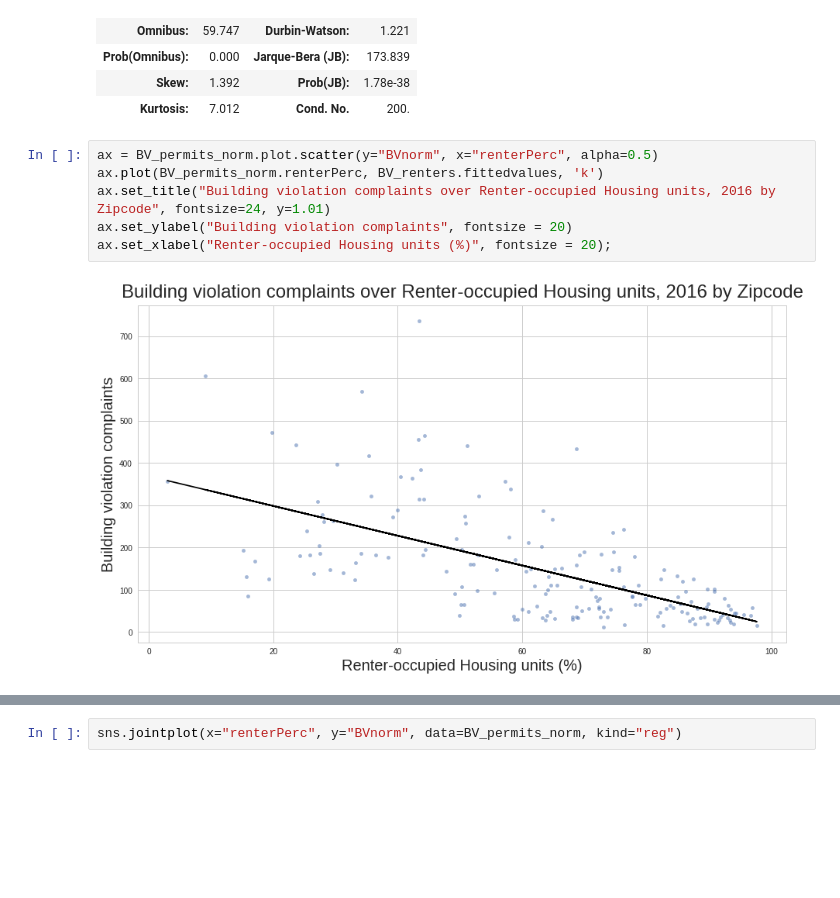
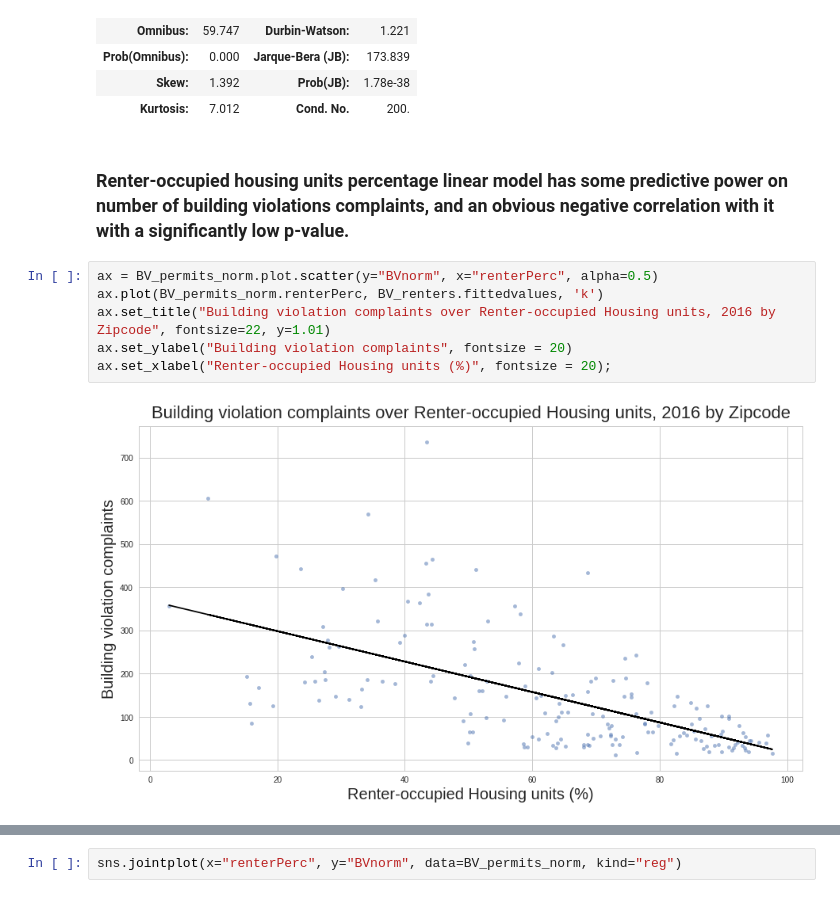
Before and after one commit to danachermesh/PUI2017_dcr346, a Jupyter notebook: PUIextracredit_dcr346/PUIextracredit_dcr346.ipynb, the cells around one changed output, grey strips where cells are left out. Drawn from its saved outputs; the diff is of its cells as text; blank space fills up the shorter version.

```diff
--- a/PUIextracredit_dcr346/PUIextracredit_dcr346.ipynb
+++ b/PUIextracredit_dcr346/PUIextracredit_dcr346.ipynb
@@ -889,11 +940,13 @@ OLS Regression Results
 | Prob(Omnibus): | 0.000 | Jarque-Bera (JB): | 173.839 |
 | Skew: | 1.392 | Prob(JB): | 1.78e-38 |
 | Kurtosis: | 7.012 | Cond. No. | 200. |
+# %% [markdown]
+### Renter-occupied housing units percentage linear model has some predictive power on number of building violations complaints, and an obvious negative correlation with it with a significantly low p-value.
 # %%
 ax = BV_permits_norm.plot.scatter(y="BVnorm", x="renterPerc", alpha=0.5)
 ax.plot(BV_permits_norm.renterPerc, BV_renters.fittedvalues, 'k')
-ax.set_title("Building violation complaints over Renter-occupied Housing units, 2016 by Zipcode", fontsize=24, y=1.01)
+ax.set_title("Building violation complaints over Renter-occupied Housing units, 2016 by Zipcode", fontsize=22, y=1.01)
 ax.set_ylabel("Building violation complaints", fontsize = 20)
 ax.set_xlabel("Renter-occupied Housing units (%)", fontsize = 20);
 # %% [output]
-[figure, old version]
+[figure, new version]
```
Also changed, not shown: parts of 35 cells of this notebook.
